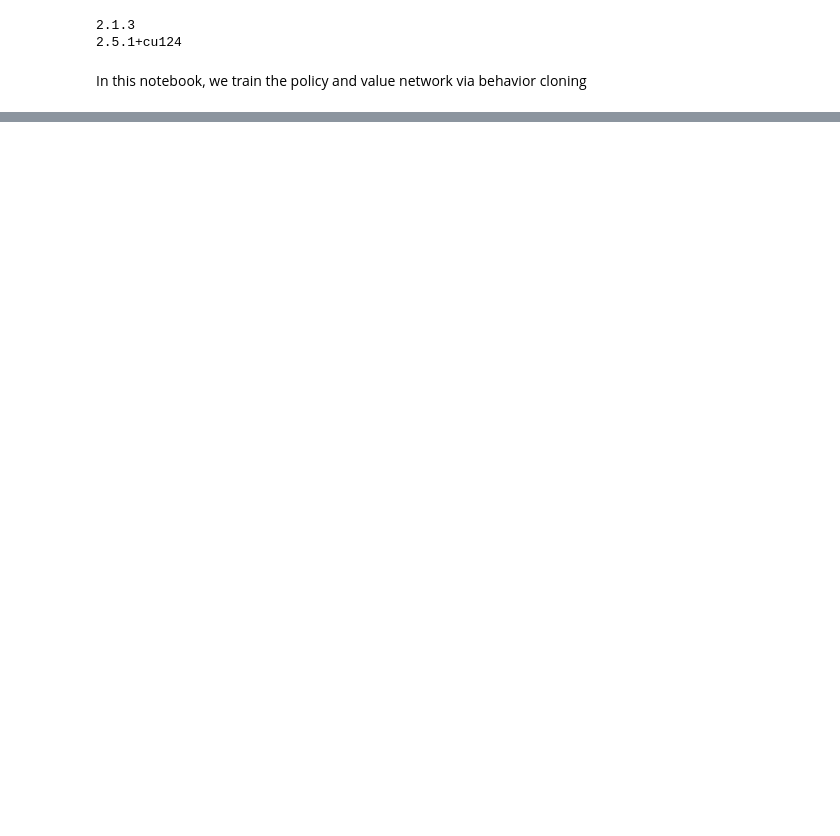
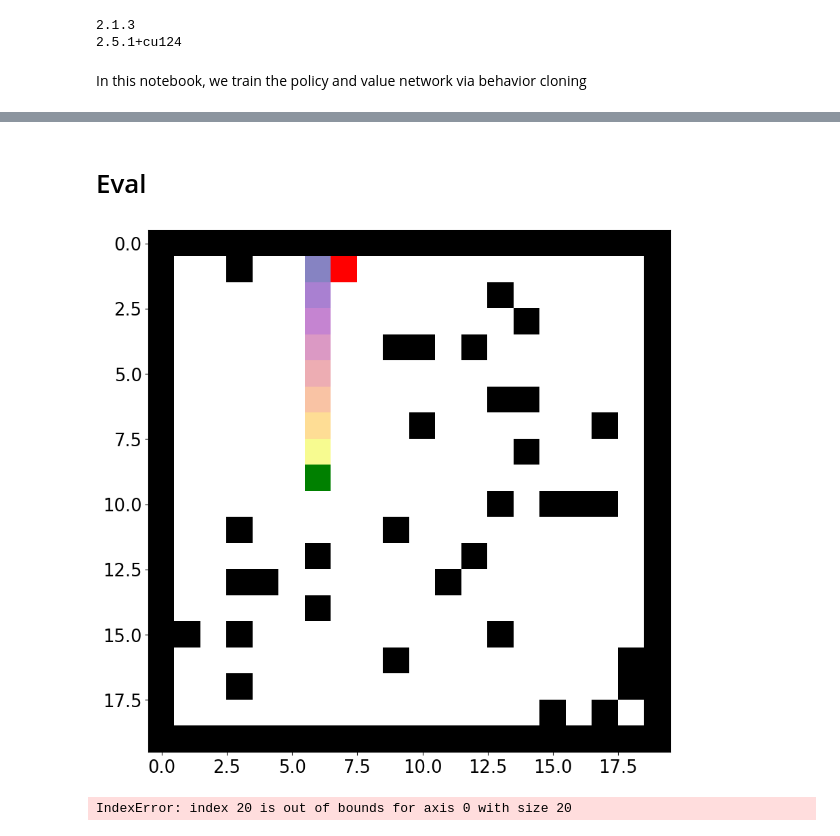
Before and after one commit to shaoyuancc/AlphaZeroFromScratch, a Jupyter notebook: discrete_maze/behavior_cloning.ipynb, the cells around one changed output, grey strips where cells are left out. Cells and saved outputs as stored; diff of their text form; code cells hidden in the pictures; blank space fills up the shorter version.

```diff
--- a/discrete_maze/behavior_cloning.ipynb
+++ b/discrete_maze/behavior_cloning.ipynb
@@ -278,0 +282,18 @@ Find logs at: ./wandb/run-20241129_154234-13a6k3g3/logs
+# %% [markdown]
+# Eval
+# %%
+
+device = torch.device("cuda" if torch.cuda.is_available() else "cpu")
+
+maze = Maze(20, 20, 0.1, "ShortestPath")
+maze.visualize_path()
+
+model = ResNet(cfg.model, device)
+# model.load_state_dict(torch.load(f"checkpoints/{cfg.name}_best_model.pt"))
+model.load_state_dict(torch.load(f"checkpoints/{cfg.name}_model_{15}.pt"))
+
+alg = GreedyAlgorithm(search_cfg=None, model=model)
+_ =alg.play_game(maze)
+# %% [output]
+[figure, added]
+IndexError: index 20 is out of bounds for axis 0 with size 20
```
Also changed, not shown: parts of 5 cells of this notebook, 3 other files.
